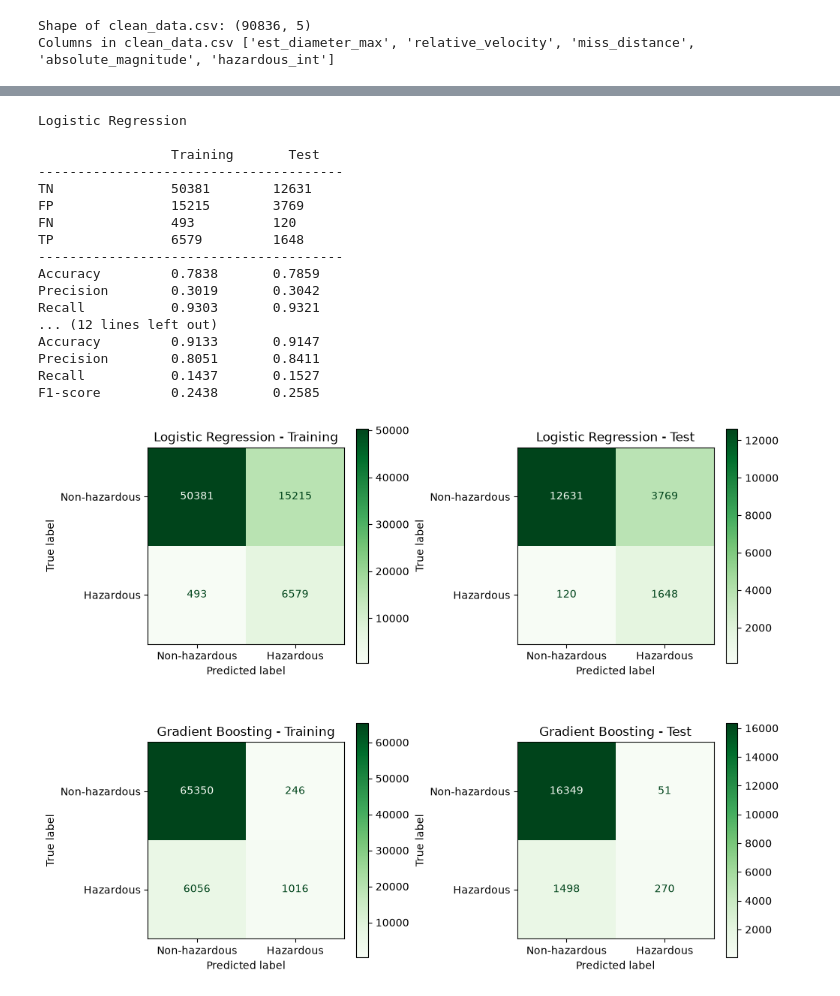
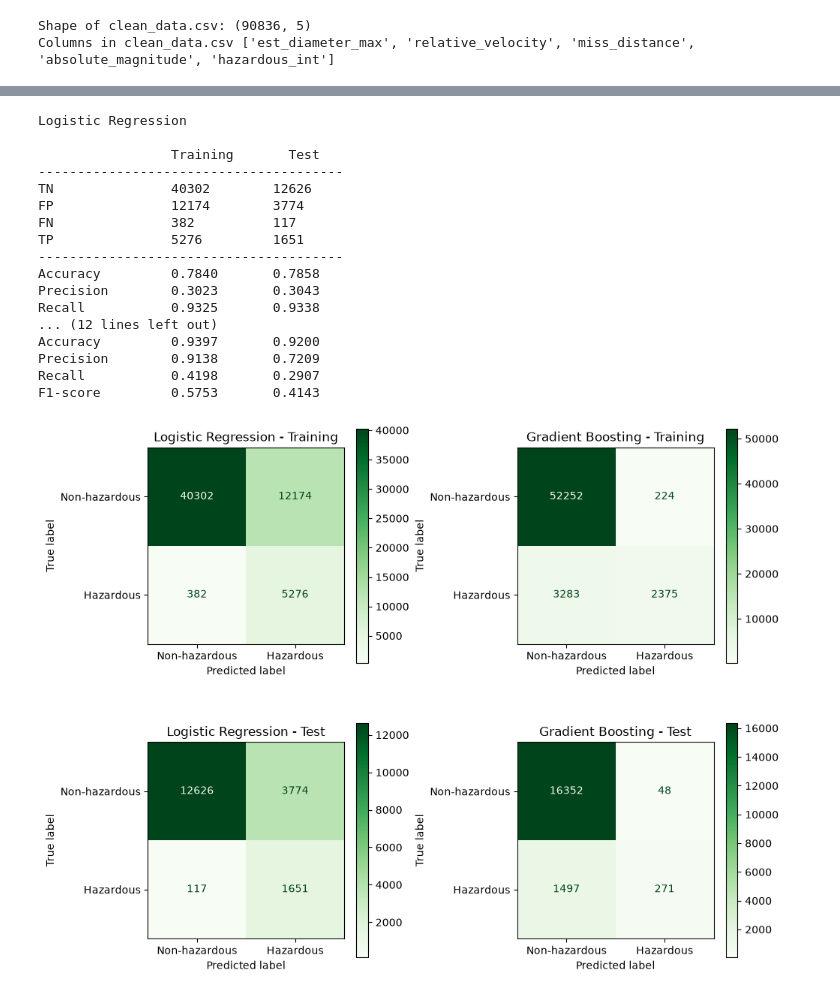
Before and after one commit to Funckin/ML_Project, a Jupyter notebook: notebooks/data_check.ipynb, the cells around one changed output, grey strips where cells are left out. Saved outputs shown, nothing was run; the diff lists cells and outputs as text; code cells hidden in the pictures.

Commit message:
Joakim skapade validation set, tunade på gradient boosting och fixade resterande grejerna till stage 2

```diff
--- a/notebooks/data_check.ipynb
+++ b/notebooks/data_check.ipynb
@@ -286,9 +365,9 @@ F1-score:  0.4587
 # %%
 """ Gradient Boosting """
 
-GB_model = GradientBoostingClassifier(random_state=42)
+GB_model = GradientBoostingClassifier(n_estimators=200,learning_rate=0.2,max_depth=5,random_state=42)
 GB_model.fit(X_train, y_train)
 
-y_pred_GB = GB_model.predict(X_test)
+y_pred_GB = GB_model.predict(X_validation)
 y_pred_train_GB = GB_model.predict(X_train)
 # %%
@@ -377,10 +564,10 @@ plt.show()
 """ Comapring the training data to the test data """
 
 cm_LR_train = confusion_matrix(y_train, y_pred_train)
-cm_LR_test = confusion_matrix(y_test, y_pred)
+LR_cm_test = confusion_matrix(y_test, y_pred_test_lr) #i used validation data i need to do this still for the actual test data
 
 tn_LR_train, fp_LR_train, fn_LR_train, tp_LR_train = cm_LR_train.ravel()    # 2D -> 1 D
-tn_LR_test, fp_LR_test, fn_LR_test, tp_LR_test = cm_LR_test.ravel()
+tn_LR_test, fp_LR_test, fn_LR_test, tp_LR_test = LR_cm_test.ravel()
 
 accuracy_LR_train = (tp_LR_train + tn_LR_train) / (tp_LR_train + tn_LR_train + fp_LR_train + fn_LR_train)
 precision_LR_train = tp_LR_train / (tp_LR_train + fp_LR_train)
@@ -394,10 +581,10 @@ f1_LR_test = 2 * precision_LR_test * recall_LR_test / (precision_LR_test + recal
 
 
 cm_GB_train = confusion_matrix(y_train, y_pred_train_GB)
-cm_GB_test = confusion_matrix(y_test, y_pred_GB)
+GB_cm_test = confusion_matrix(y_test, y_pred_test_gb)
 
 tn_GB_train, fp_GB_train, fn_GB_train, tp_GB_train = cm_GB_train.ravel()    # 2D -> 1 D
-tn_GB_test, fp_GB_test, fn_GB_test, tp_GB_test = cm_GB_test.ravel()
+tn_GB_test, fp_GB_test, fn_GB_test, tp_GB_test = GB_cm_test.ravel()
 
 accuracy_GB_train = (tp_GB_train + tn_GB_train) / (tp_GB_train + tn_GB_train + fp_GB_train + fn_GB_train)
 precision_GB_train = tp_GB_train / (tp_GB_train + fp_GB_train)
@@ -428,48 +615,71 @@ print("                 Training       Test")
 print("---------------------------------------")
 print(f"TN               {tn_GB_train:<12} {tn_GB_test}")
 print(f"FP               {fp_GB_train:<12} {fp_GB_test}")
 print(f"FN               {fn_GB_train:<12} {fn_GB_test}")
 print(f"TP               {tp_GB_train:<12} {tp_GB_test}")
 print("---------------------------------------")
 print(f"Accuracy         {accuracy_GB_train:<12.4f} {accuracy_GB_test:.4f}")
 print(f"Precision        {precision_GB_train:<12.4f} {precision_GB_test:.4f}")
 print(f"Recall           {recall_GB_train:<12.4f} {recall_GB_test:.4f}")
 print(f"F1-score         {f1_GB_train:<12.4f} {f1_GB_test:.4f}")
 
 
 fig, axes = plt.subplots(2, 2, figsize=(10, 8))
+
 labels = ["Non-hazardous", "Hazardous"]
 
-ConfusionMatrixDisplay(cm_LR_train, display_labels=labels).plot(ax=axes[0, 0], cmap="Greens", values_format="d")
+# Training confusion matrices on the TOP row
+ConfusionMatrixDisplay(
+    cm_LR_train,
+    display_labels=labels
+).plot(ax=axes[0, 0], cmap="Greens", values_format="d")
+
 axes[0, 0].set_title("Logistic Regression - Training")
 
-ConfusionMatrixDisplay(cm_LR_test, display_labels=labels).plot(ax=axes[0, 1], cmap="Greens")
-axes[0, 1].set_title("Logistic Regression - Test")
 
-ConfusionMatrixDisplay(cm_GB_train, display_labels=labels).plot(ax=axes[1, 0], cmap="Greens")
-axes[1, 0].set_title("Gradient Boosting - Training")
+ConfusionMatrixDisplay(
+    cm_GB_train,
+    display_labels=labels
+).plot(ax=axes[0, 1], cmap="Greens", values_format="d")
 
-ConfusionMatrixDisplay(cm_GB_test, display_labels=labels).plot(ax=axes[1, 1], cmap="Greens")
+axes[0, 1].set_title("Gradient Boosting - Training")
+
+
+# Test confusion matrices on the BOTTOM row
+ConfusionMatrixDisplay(
+    cm_LR_test,
+    display_labels=labels
+).plot(ax=axes[1, 0], cmap="Greens", values_format="d")
+
+axes[1, 0].set_title("Logistic Regression - Test")
+
+
+ConfusionMatrixDisplay(
+    cm_GB_test,
+    display_labels=labels
+).plot(ax=axes[1, 1], cmap="Greens", values_format="d")
+
 axes[1, 1].set_title("Gradient Boosting - Test")
+
 
 plt.tight_layout()
 plt.show()
 # %% [output]
 Logistic Regression
 
                  Training       Test
 ---------------------------------------
-TN               50381        12631
-FP               15215        3769
-FN               493          120
-TP               6579         1648
+TN               40302        12626
+FP               12174        3774
+FN               382          117
+TP               5276         1651
 ---------------------------------------
-Accuracy         0.7838       0.7859
-Precision        0.3019       0.3042
-Recall           0.9303       0.9321
+Accuracy         0.7840       0.7858
+Precision        0.3023       0.3043
+Recall           0.9325       0.9338
 ... (12 lines left out)
-Accuracy         0.9133       0.9147
-Precision        0.8051       0.8411
-Recall           0.1437       0.1527
-F1-score         0.2438       0.2585
+Accuracy         0.9397       0.9200
+Precision        0.9138       0.7209
+Recall           0.4198       0.2907
+F1-score         0.5753       0.4143
-[figure, old version]
+[figure, new version]
```
Also changed, not shown: parts of 17 cells of this notebook, 5 other files.
